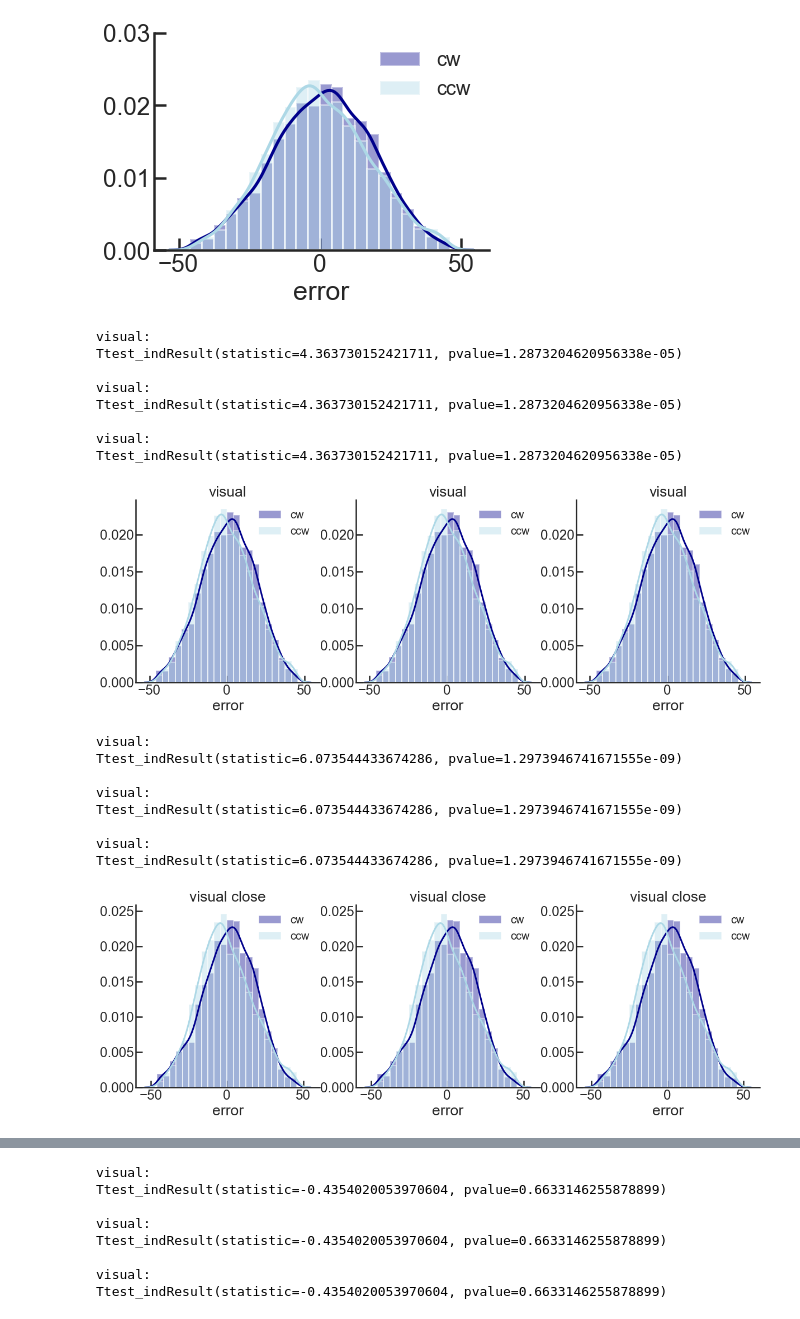
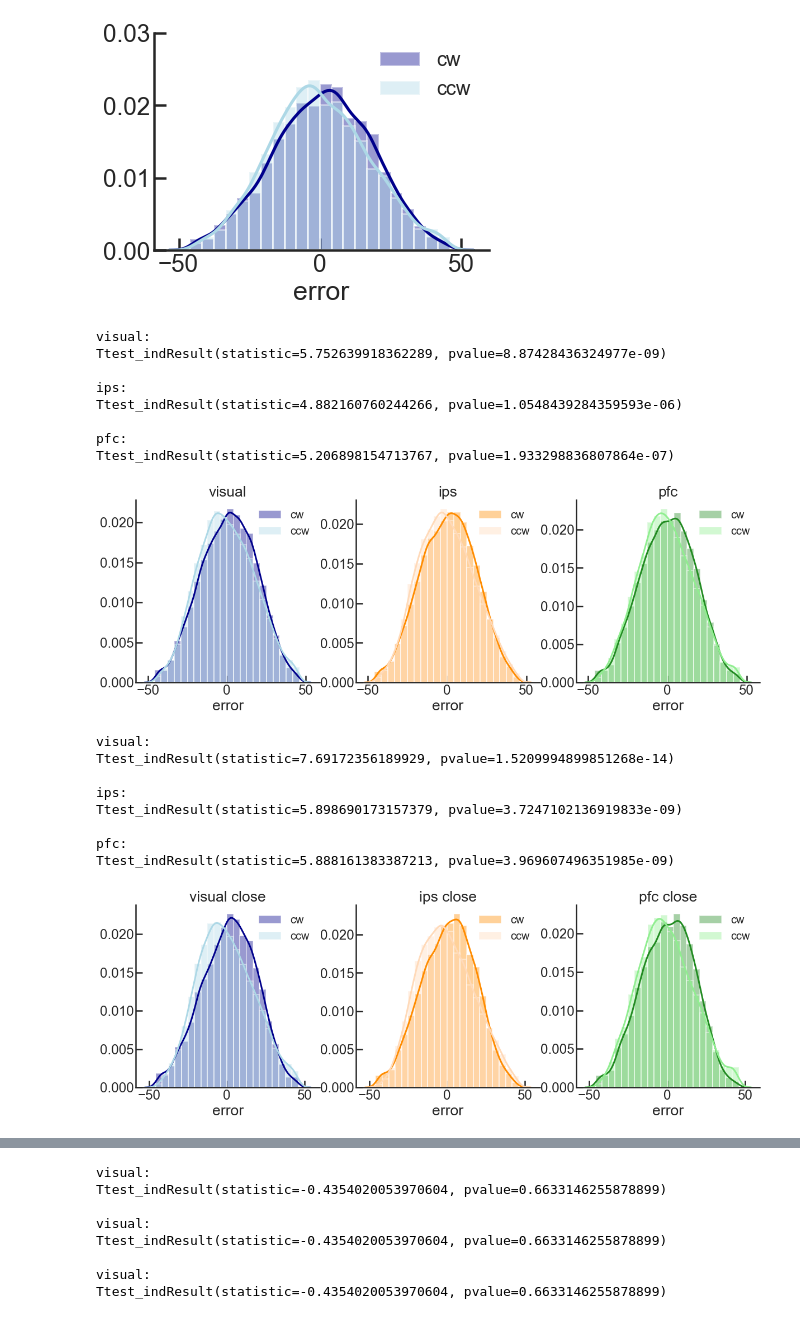
Before and after one commit to davidbestue/encoding, a Jupyter notebook: scripts/plots/IEM/Angle_decoding_popvector.ipynb, the cells around one changed output, grey strips where cells are left out. Saved outputs shown, nothing was run; the diff lists cells and outputs as text; code cells hidden in the pictures.

```diff
--- a/scripts/plots/IEM/Angle_decoding_popvector.ipynb
+++ b/scripts/plots/IEM/Angle_decoding_popvector.ipynb
@@ -146,7 +149,7 @@ ax3 = f.add_subplot(133)
 axes=[ax1,ax2,ax3]
 
 
-for idx, region_ in enumerate(['visual', 'visual', 'visual']):
+for idx, region_ in enumerate(['visual', 'ips', 'pfc']):
     plt.subplot(int(str(13) + str(idx+1)))
     cw_data = df.loc[(df['sign_dist']=='cw') & (df['brain_region']==region_)].error[~np.isnan(df.loc[(df['sign_dist']=='cw') & (df['brain_region']==region_)].error)]
     ccw_data = df.loc[(df['sign_dist']=='ccw') & (df['brain_region']==region_)].error[~np.isnan(df.loc[(df['sign_dist']=='ccw') & (df['brain_region']==region_)].error)]
@@ -174,14 +177,14 @@ for idx, region_ in enumerate(['visual', 'visual', 'visual']):
 plt.show()
 # %% [output]
 visual:
-Ttest_indResult(statistic=4.363730152421711, pvalue=1.2873204620956338e-05)
+Ttest_indResult(statistic=5.752639918362289, pvalue=8.87428436324977e-09)
 
-visual:
-Ttest_indResult(statistic=4.363730152421711, pvalue=1.2873204620956338e-05)
+ips:
+Ttest_indResult(statistic=4.882160760244266, pvalue=1.0548439284359593e-06)
 
-visual:
-Ttest_indResult(statistic=4.363730152421711, pvalue=1.2873204620956338e-05)
+pfc:
+Ttest_indResult(statistic=5.206898154713767, pvalue=1.933298836807864e-07)
-[figure, old version]
+[figure, new version]
 # %%
 ## Close trials & all TRS
 
@@ -200,42 +203,42 @@ ax3 = f.add_subplot(133)
 axes=[ax1,ax2,ax3]
 
 
-for idx, region_ in enumerate(['visual', 'visual', 'visual']):
+for idx, region_ in enumerate(['visual', 'ips', 'pfc']):
     plt.subplot(int(str(13) + str(idx+1)))
     cw_data = df.loc[(df['sign_dist']=='cw') & (df['brain_region']==region_) & (df['distractor_distance_abs']<45)].error[~np.isnan(df.loc[(df['sign_dist']=='cw') & (df['brain_region']==region_) & (df['distractor_distance_abs']<45)].error)]
     ccw_data = df.loc[(df['sign_dist']=='ccw') & (df['brain_region']==region_)& (df['distractor_distance_abs']<45)].error[~np.isnan(df.loc[(df['sign_dist']=='ccw') & (df['brain_region']==region_) & (df['distractor_distance_abs']<45)].error)]
 
     print(region_ + ':   ' )
     print(stats.ttest_ind(cw_data, ccw_data))
     print(' ')
 
     if fit_ == 'gaussian':
         sns.distplot(cw_data,  color=colors_[region_][0], label='cw', ax=axes[idx], bins=np.linspace(-50,50,25), fit=norm, kde=False, fit_kws={"color":colors_[region_][0], 'linewidth':4})
         sns.distplot( ccw_data,  color=colors_[region_][1], label='ccw', ax=axes[idx], bins=np.linspace(-50,50,25), fit=norm, kde=False, fit_kws={"color":colors_[region_][1], 'linewidth':4})
     else:
         sns.distplot( cw_data,  color=colors_[region_][0], label='cw',  ax=axes[idx], bins=np.linspace(-50,50,25))
         sns.distplot( ccw_data,  color=colors_[region_][1], label='ccw',   ax=axes[idx],bins=np.linspace(-50,50,25))
 
 
     plt.legend(frameon=False, loc=1, fontsize=20)
     plt.gca().spines['right'].set_visible(False)  # aesthetics                                                                              # remove right spines
     plt.gca().spines['top'].set_visible(False)                                                                                  # remove top spines
     plt.gca().get_xaxis().tick_bottom()
     plt.gca().get_yaxis().tick_left()
     plt.gca().tick_params(direction='in') #direction
     plt.gca().set_title(region_ + ' close')
 
 plt.show()
 # %% [output]
 visual:
-Ttest_indResult(statistic=6.073544433674286, pvalue=1.2973946741671555e-09)
+Ttest_indResult(statistic=7.69172356189929, pvalue=1.5209994899851268e-14)
 
-visual:
-Ttest_indResult(statistic=6.073544433674286, pvalue=1.2973946741671555e-09)
+ips:
+Ttest_indResult(statistic=5.898690173157379, pvalue=3.7247102136919833e-09)
 
-visual:
-Ttest_indResult(statistic=6.073544433674286, pvalue=1.2973946741671555e-09)
+pfc:
+Ttest_indResult(statistic=5.888161383387213, pvalue=3.969607496351985e-09)
-[figure, old version]
+[figure, new version]
 # %%
 ## Far trials & all TRS
 
```
Also changed, not shown: parts of 4 cells of this notebook.
